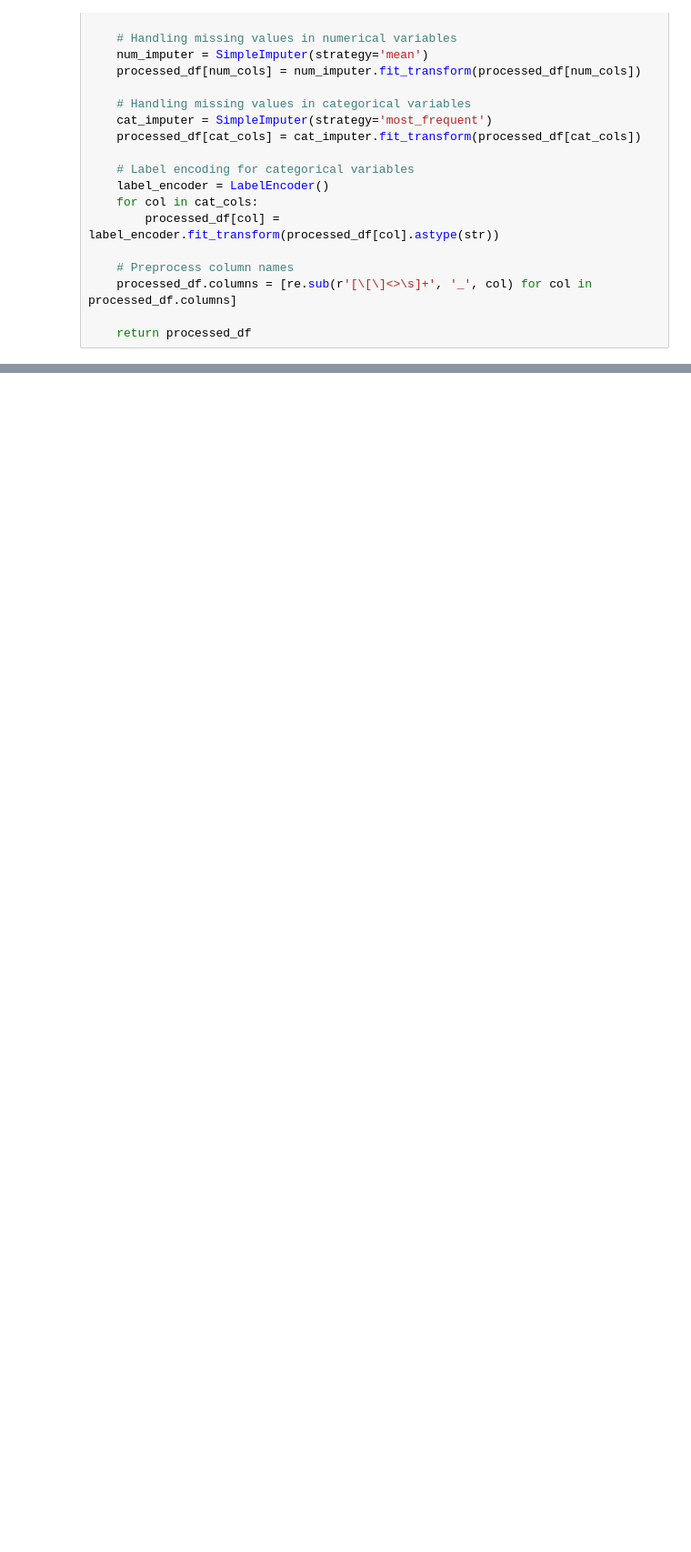
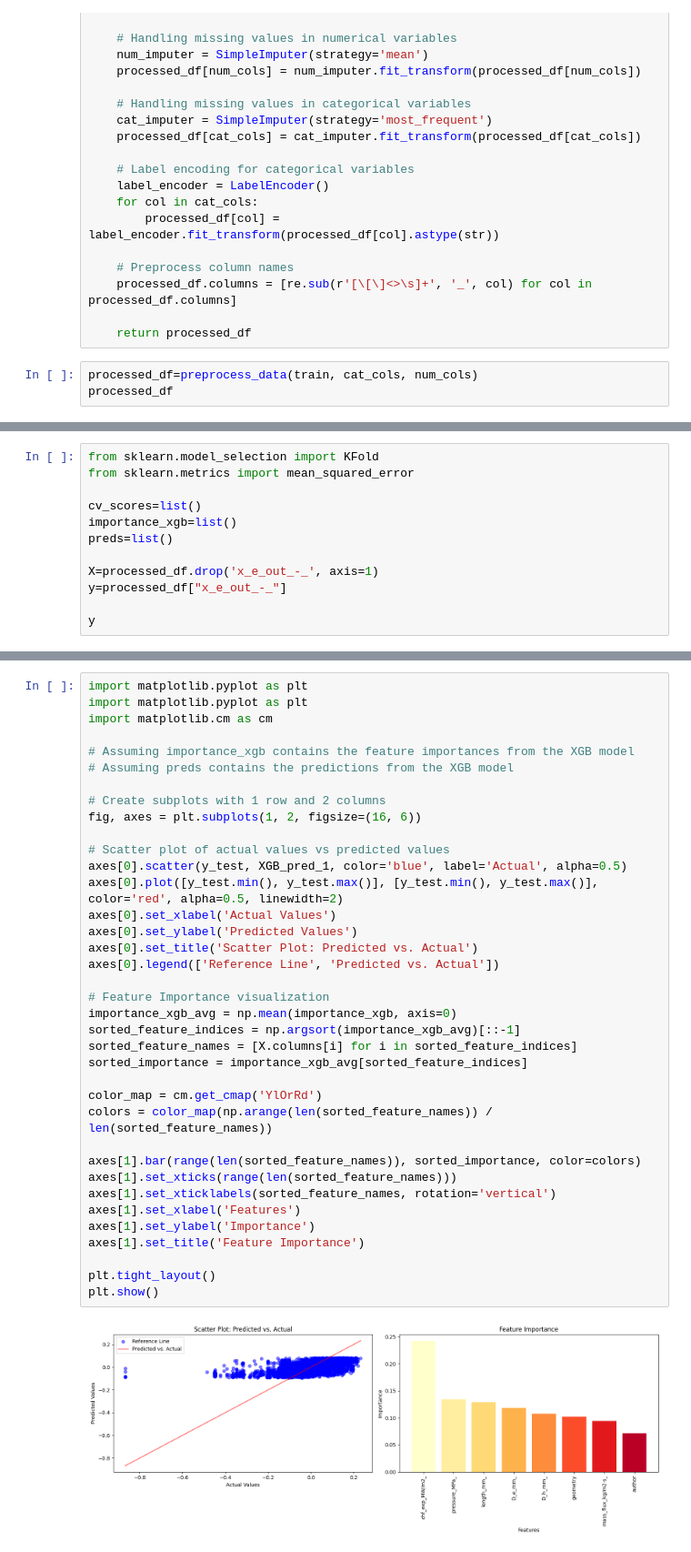
Before and after one commit to antoja97/ML_KAGGLE_1, a Jupyter notebook: notebooks/XGBoost.ipynb, the cells around one changed output, grey strips where cells are left out. Shown at 91% size. Drawn from its saved outputs; the diff is of its cells as text; blank space fills up the shorter version.

```diff
--- a/notebooks/XGBoost.ipynb
+++ b/notebooks/XGBoost.ipynb
@@ -112,3 +112,6 @@ def preprocess_data(train, cat_cols, num_cols):
     processed_df.columns = [re.sub(r'[\[\]<>\s]+', '_', col) for col in processed_df.columns]
 
     return processed_df
+# %%
+processed_df=preprocess_data(train, cat_cols, num_cols)
+processed_df
@@ -114,0 +132,12 @@ def preprocess_data(train, cat_cols, num_cols):
+# %%
+from sklearn.model_selection import KFold
+from sklearn.metrics import mean_squared_error
+
+cv_scores=list()
+importance_xgb=list()
+preds=list()
+
+X=processed_df.drop('x_e_out_-_', axis=1)
+y=processed_df["x_e_out_-_"]
+
+y
@@ -114,0 +202,39 @@ def preprocess_data(train, cat_cols, num_cols):
+# %%
+import matplotlib.pyplot as plt
+import matplotlib.pyplot as plt
+import matplotlib.cm as cm
+
+# Assuming importance_xgb contains the feature importances from the XGB model
+# Assuming preds contains the predictions from the XGB model
+
+# Create subplots with 1 row and 2 columns
+fig, axes = plt.subplots(1, 2, figsize=(16, 6))
+
+# Scatter plot of actual values vs predicted values
+axes[0].scatter(y_test, XGB_pred_1, color='blue', label='Actual', alpha=0.5)
+axes[0].plot([y_test.min(), y_test.max()], [y_test.min(), y_test.max()], color='red', alpha=0.5, linewidth=2)
+axes[0].set_xlabel('Actual Values')
+axes[0].set_ylabel('Predicted Values')
+axes[0].set_title('Scatter Plot: Predicted vs. Actual')
+axes[0].legend(['Reference Line', 'Predicted vs. Actual'])
+
+# Feature Importance visualization
+importance_xgb_avg = np.mean(importance_xgb, axis=0)
+sorted_feature_indices = np.argsort(importance_xgb_avg)[::-1]
+sorted_feature_names = [X.columns[i] for i in sorted_feature_indices]
+sorted_importance = importance_xgb_avg[sorted_feature_indices]
+
+color_map = cm.get_cmap('YlOrRd')
+colors = color_map(np.arange(len(sorted_feature_names)) / len(sorted_feature_names))
+
+axes[1].bar(range(len(sorted_feature_names)), sorted_importance, color=colors)
+axes[1].set_xticks(range(len(sorted_feature_names)))
+axes[1].set_xticklabels(sorted_feature_names, rotation='vertical')
+axes[1].set_xlabel('Features')
+axes[1].set_ylabel('Importance')
+axes[1].set_title('Feature Importance')
+
+plt.tight_layout()
+plt.show()
+# %% [output]
+[figure, added]
```
Also changed, not shown: parts of 3 cells of this notebook, 2 other files.
